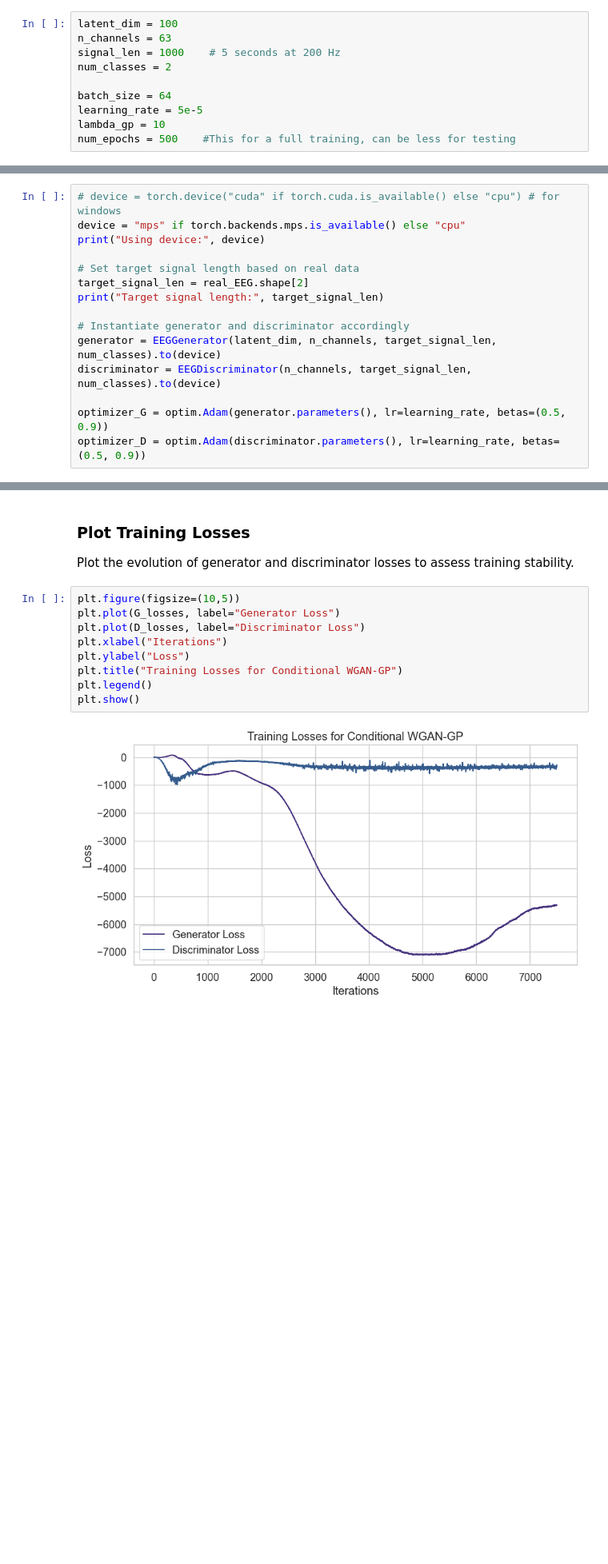
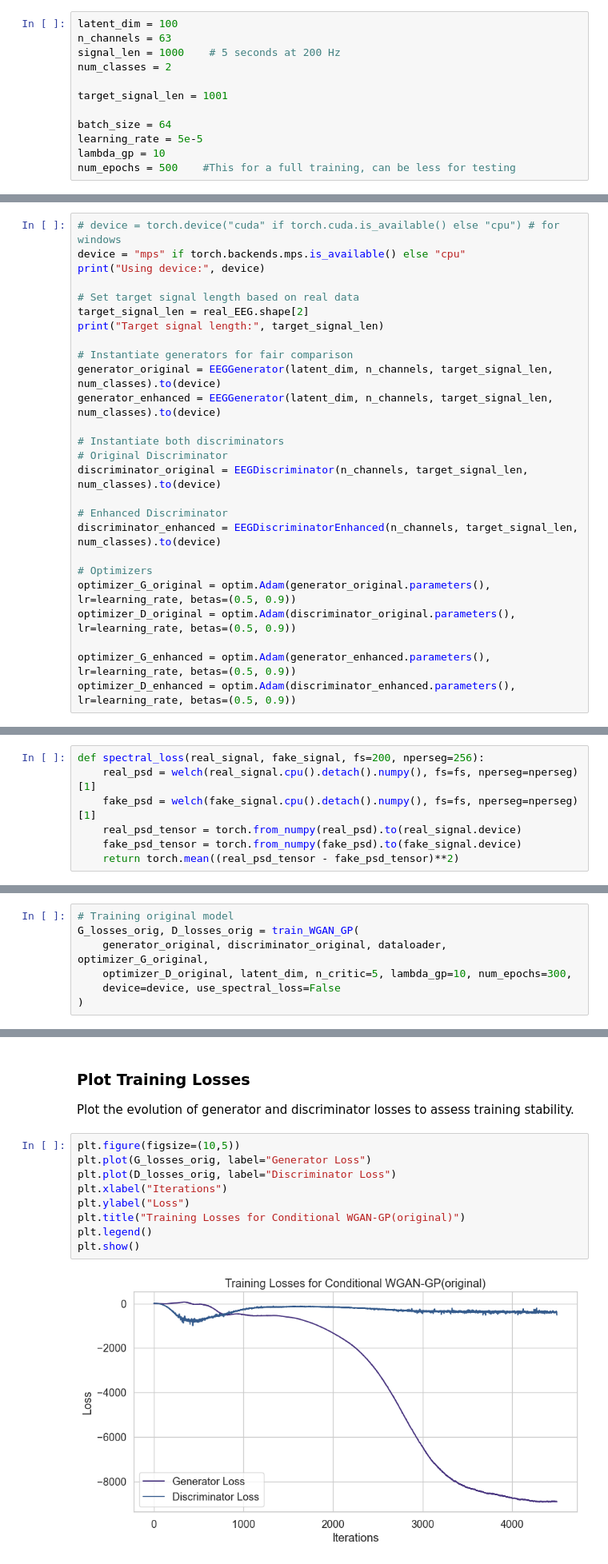
Before and after one commit to tneuschaefer/gnn-project, a Jupyter notebook: notebooks/GAN_augmentation_exploration.ipynb, the cells around one changed output, grey strips where cells are left out. Shown at 80% size. Saved outputs shown, nothing was run; the diff lists cells and outputs as text; blank space fills up the shorter version.

```diff
--- a/notebooks/GAN_augmentation_exploration.ipynb
+++ b/notebooks/GAN_augmentation_exploration.ipynb
@@ -65,6 +71,8 @@ n_channels = 63
 signal_len = 1000    # 5 seconds at 200 Hz
 num_classes = 2
 
+target_signal_len = 1001
+
 batch_size = 64
 learning_rate = 5e-5
 lambda_gp = 10
@@ -230,12 +260,23 @@ print("Using device:", device)
 target_signal_len = real_EEG.shape[2]
 print("Target signal length:", target_signal_len)
 
-# Instantiate generator and discriminator accordingly
-generator = EEGGenerator(latent_dim, n_channels, target_signal_len, num_classes).to(device)
-discriminator = EEGDiscriminator(n_channels, target_signal_len, num_classes).to(device)
+# Instantiate generators for fair comparison
+generator_original = EEGGenerator(latent_dim, n_channels, target_signal_len, num_classes).to(device)
+generator_enhanced = EEGGenerator(latent_dim, n_channels, target_signal_len, num_classes).to(device)
 
-optimizer_G = optim.Adam(generator.parameters(), lr=learning_rate, betas=(0.5, 0.9))
-optimizer_D = optim.Adam(discriminator.parameters(), lr=learning_rate, betas=(0.5, 0.9))
+# Instantiate both discriminators
+# Original Discriminator
+discriminator_original = EEGDiscriminator(n_channels, target_signal_len, num_classes).to(device)
+
+# Enhanced Discriminator
+discriminator_enhanced = EEGDiscriminatorEnhanced(n_channels, target_signal_len, num_classes).to(device)
+
+# Optimizers
+optimizer_G_original = optim.Adam(generator_original.parameters(), lr=learning_rate, betas=(0.5, 0.9))
+optimizer_D_original = optim.Adam(discriminator_original.parameters(), lr=learning_rate, betas=(0.5, 0.9))
+
+optimizer_G_enhanced = optim.Adam(generator_enhanced.parameters(), lr=learning_rate, betas=(0.5, 0.9))
+optimizer_D_enhanced = optim.Adam(discriminator_enhanced.parameters(), lr=learning_rate, betas=(0.5, 0.9))
 # %% [output]
 Using device: mps
 Target signal length: 1001
@@ -272,3 +317,10 @@ def compute_gradient_penalty(D, real_samples, fake_samples, labels):
+# %%
+def spectral_loss(real_signal, fake_signal, fs=200, nperseg=256):
+    real_psd = welch(real_signal.cpu().detach().numpy(), fs=fs, nperseg=nperseg)[1]
+    fake_psd = welch(fake_signal.cpu().detach().numpy(), fs=fs, nperseg=nperseg)[1]
+    real_psd_tensor = torch.from_numpy(real_psd).to(real_signal.device)
+    fake_psd_tensor = torch.from_numpy(fake_psd).to(fake_signal.device)
+    return torch.mean((real_psd_tensor - fake_psd_tensor)**2)
 # %% [markdown]
 ### Training Loop for Conditional WGAN-GP
 
@@ -342,0 +380,7 @@ Training complete.
+# %%
+# Training original model
+G_losses_orig, D_losses_orig = train_WGAN_GP(
+    generator_original, discriminator_original, dataloader, optimizer_G_original,
+    optimizer_D_original, latent_dim, n_critic=5, lambda_gp=10, num_epochs=300,
+    device=device, use_spectral_loss=False
+)
@@ -346,12 +433,12 @@ Training complete.
 Plot the evolution of generator and discriminator losses to assess training stability.
 # %%
 plt.figure(figsize=(10,5))
-plt.plot(G_losses, label="Generator Loss")
-plt.plot(D_losses, label="Discriminator Loss")
+plt.plot(G_losses_orig, label="Generator Loss")
+plt.plot(D_losses_orig, label="Discriminator Loss")
 plt.xlabel("Iterations")
 plt.ylabel("Loss")
-plt.title("Training Losses for Conditional WGAN-GP")
+plt.title("Training Losses for Conditional WGAN-GP(original)")
 plt.legend()
 plt.show()
 # %% [output]
-[figure, old version]
+[figure, new version]
```
Also changed, not shown: parts of 21 cells of this notebook, 4 other files.
